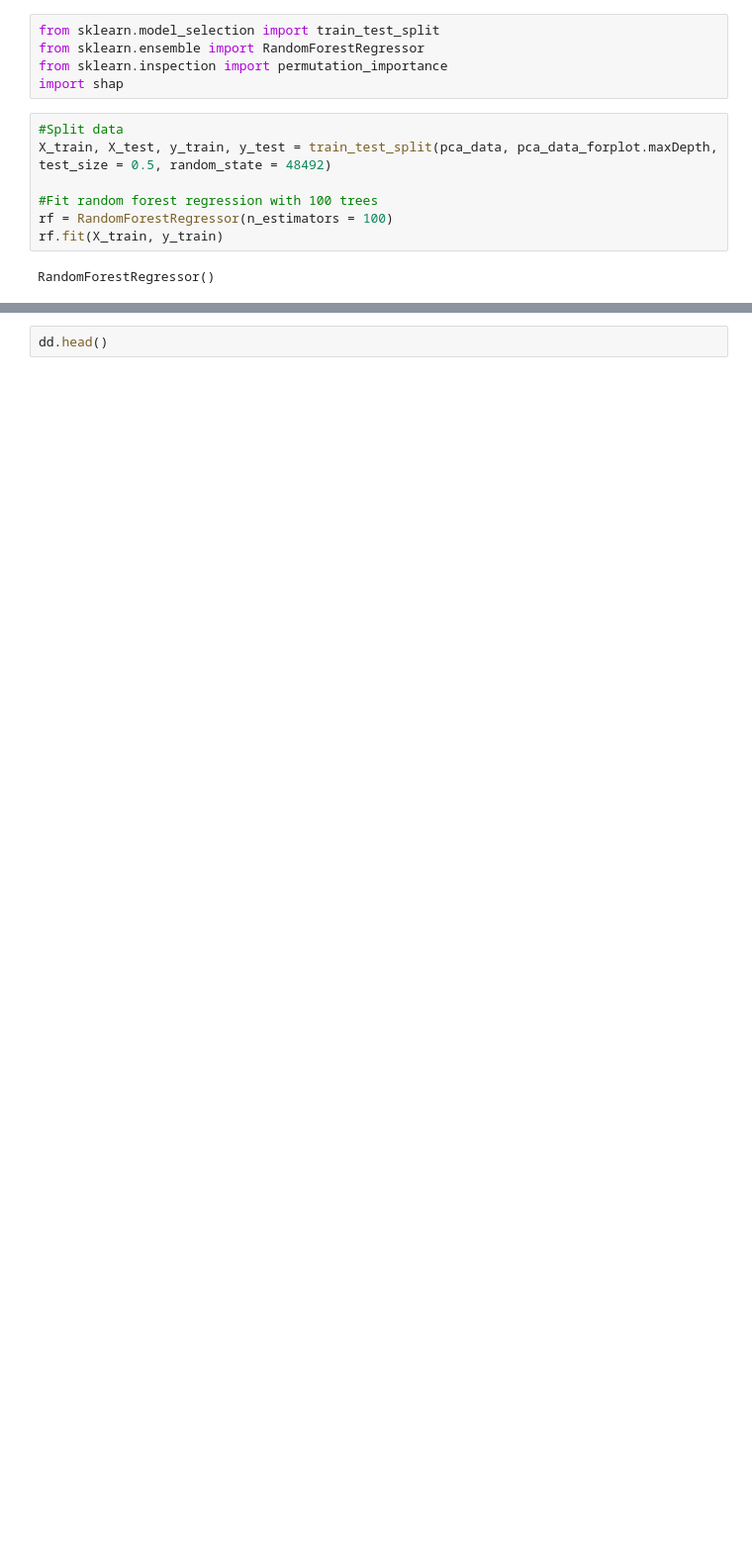
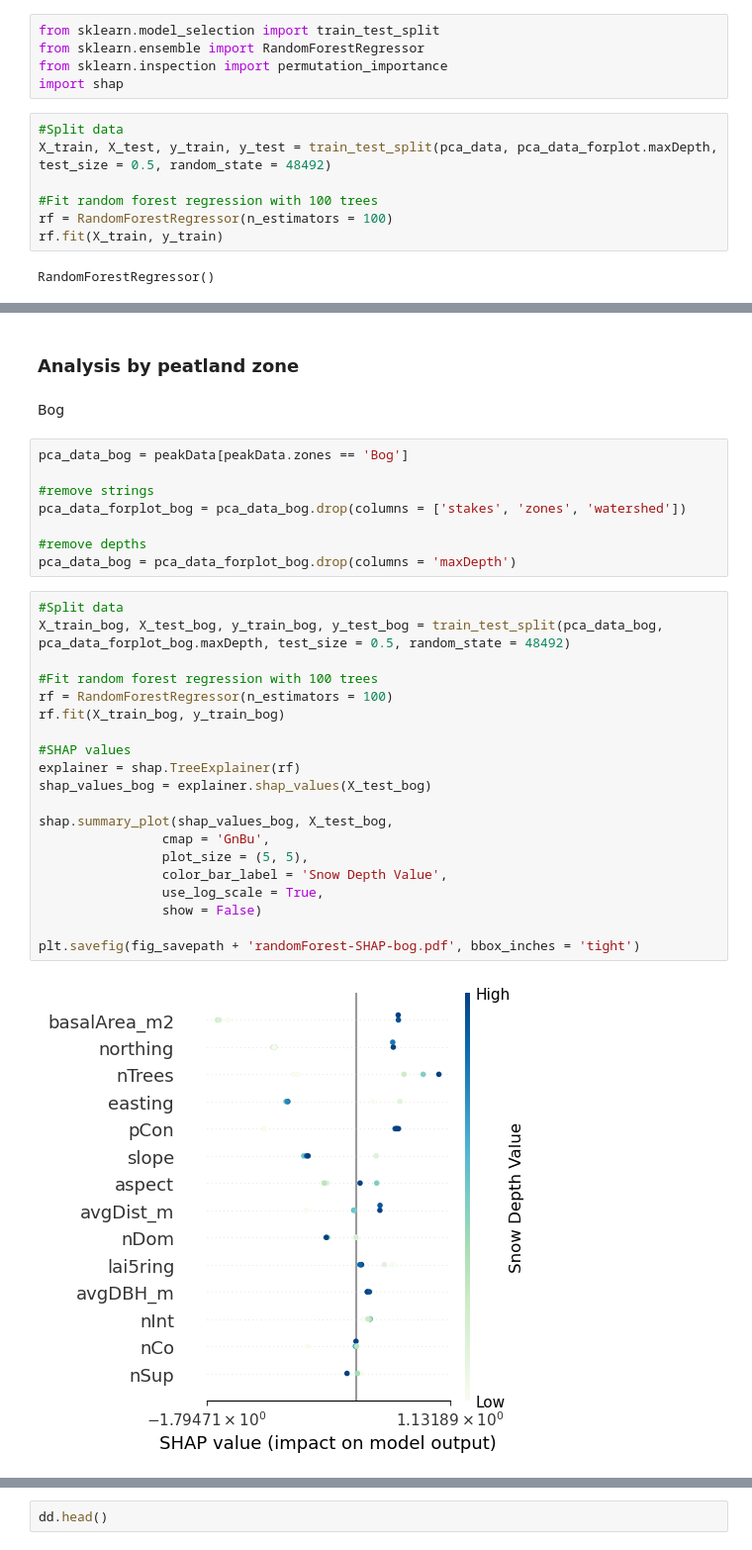
Before and after one commit to mwdjones/mef-snowhydro, a Jupyter notebook: Data and Codes/02_canopycontrols.ipynb, the cells around one changed output, grey strips where cells are left out. Shown at 99% size. Drawn from its saved outputs; the diff is of its cells as text; blank space fills up the shorter version.

```diff
--- a/Data and Codes/02_canopycontrols.ipynb
+++ b/Data and Codes/02_canopycontrols.ipynb
@@ -372,0 +444,34 @@ plt.savefig(fig_savepath + 'randomForest-SHAP.pdf', bbox_inches = 'tight')
+# %% [markdown]
+### Analysis by peatland zone
+# %% [markdown]
+Bog
+# %%
+pca_data_bog = peakData[peakData.zones == 'Bog']
+
+#remove strings
+pca_data_forplot_bog = pca_data_bog.drop(columns = ['stakes', 'zones', 'watershed'])
+
+#remove depths
+pca_data_bog = pca_data_forplot_bog.drop(columns = 'maxDepth')
+# %%
+#Split data
+X_train_bog, X_test_bog, y_train_bog, y_test_bog = train_test_split(pca_data_bog, pca_data_forplot_bog.maxDepth, test_size = 0.5, random_state = 48492)
+
+#Fit random forest regression with 100 trees
+rf = RandomForestRegressor(n_estimators = 100)
+rf.fit(X_train_bog, y_train_bog)
+
+#SHAP values
+explainer = shap.TreeExplainer(rf)
+shap_values_bog = explainer.shap_values(X_test_bog)
+
+shap.summary_plot(shap_values_bog, X_test_bog,
+                cmap = 'GnBu',
+                plot_size = (5, 5),
+                color_bar_label = 'Snow Depth Value',
+                use_log_scale = True,
+                show = False)
+
+plt.savefig(fig_savepath + 'randomForest-SHAP-bog.pdf', bbox_inches = 'tight')
+# %% [output]
+[figure, added]
```
Also changed, not shown: parts of 42 cells of this notebook, 52 other files.
